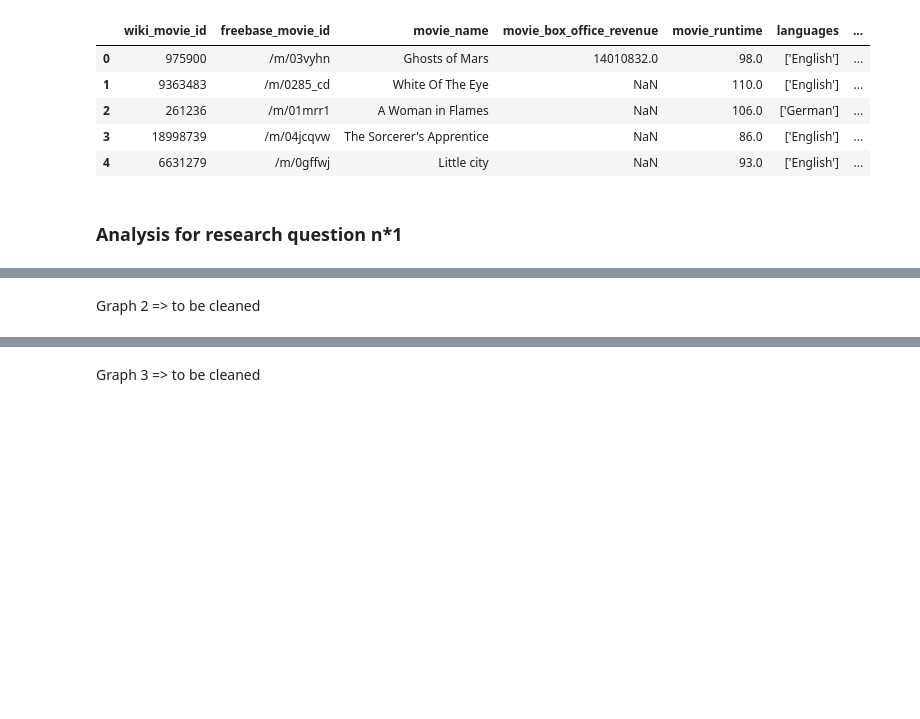
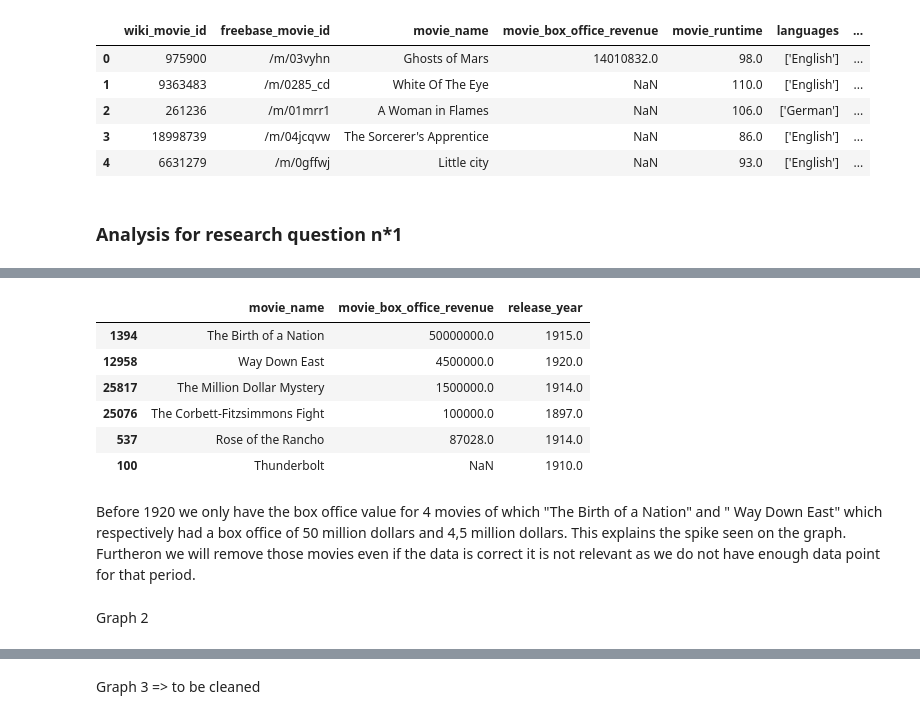
Before and after one commit to epfl-ada/ada-2022-project-r4d4r, a Jupyter notebook: R1.ipynb, the cells around one changed output, grey strips where cells are left out. Saved outputs shown, nothing was run; the diff lists cells and outputs as text; code cells hidden in the pictures; blank space fills up the shorter version.

```diff
--- a/R1.ipynb
+++ b/R1.ipynb
@@ -41,3 +58,15 @@ plt.show()
+# %%
+df_r1[df_r1.release_year <= 1920].sort_values(by="movie_box_office_revenue", ascending=False)[["movie_name", "movie_box_office_revenue", "release_year"]].head(6)
+# %% [output]
+|  | movie_name | movie_box_office_revenue | release_year |
+| 1394 | The Birth of a Nation | 50000000.0 | 1915.0 |
+| 12958 | Way Down East | 4500000.0 | 1920.0 |
+| 25817 | The Million Dollar Mystery | 1500000.0 | 1914.0 |
+| 25076 | The Corbett-Fitzsimmons Fight | 100000.0 | 1897.0 |
+| 537 | Rose of the Rancho | 87028.0 | 1914.0 |
+| 100 | Thunderbolt | NaN | 1910.0 |
+# %% [markdown]
+Before 1920 we only have the box office value for 4 movies of which "The Birth of a Nation" and " Way Down East" which respectively had a box office of 50 million dollars and 4,5 million dollars. This explains the spike seen on the graph. Furtheron we will remove those movies even if the data is correct it is not relevant as we do not have enough data point for that period.
 # %% [markdown]
-Graph 2 => to be cleaned
+Graph 2
 # %%
```
Also changed, not shown: parts of 5 cells of this notebook, 1 other file.
